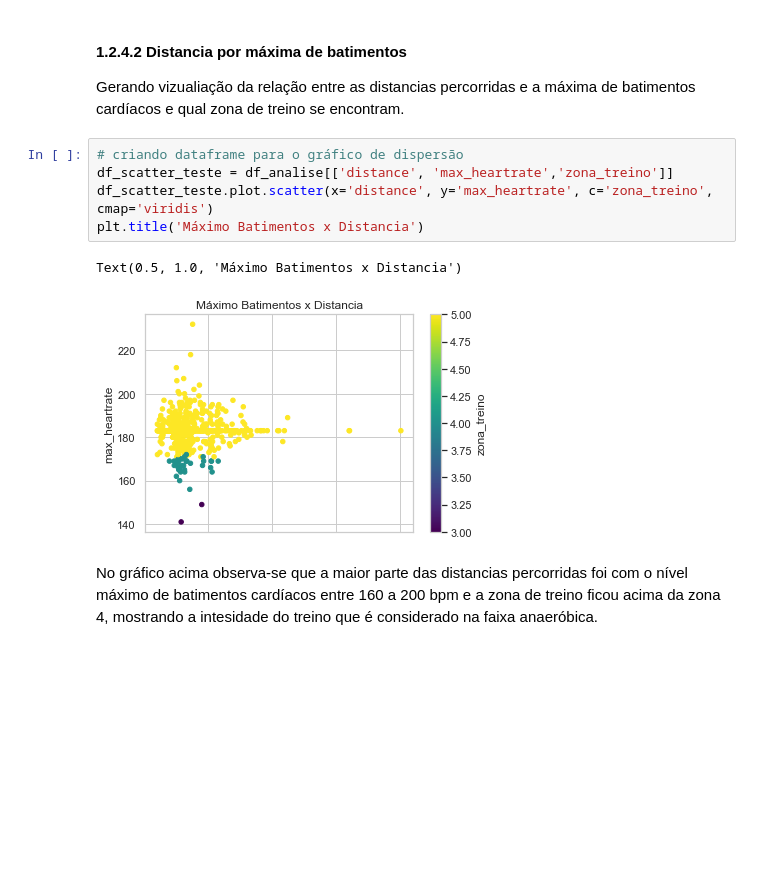
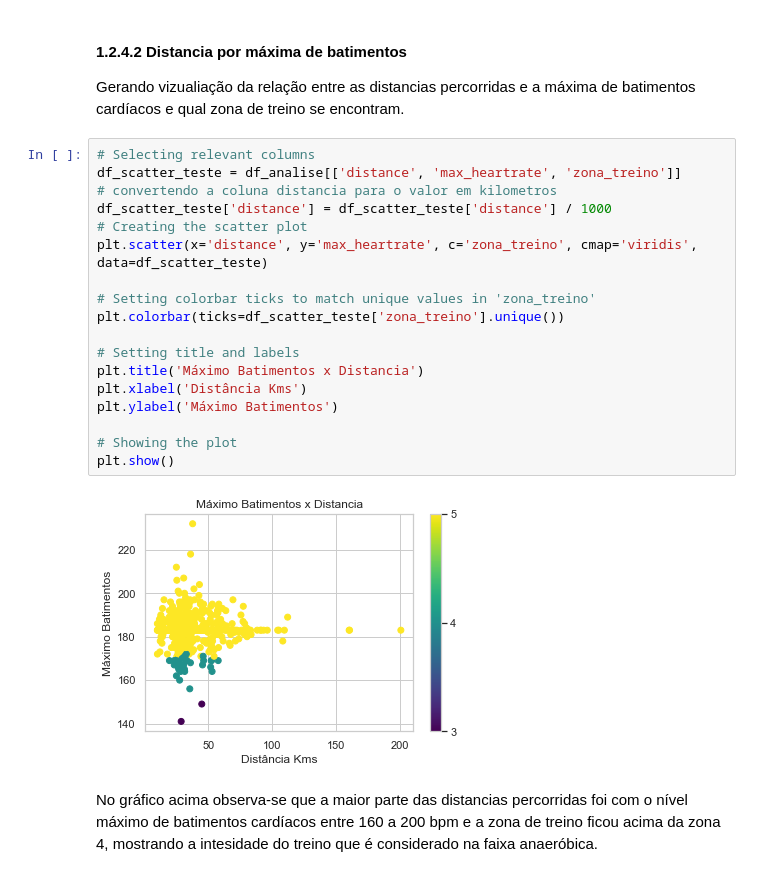
Before and after one commit to tal-rsg/2-MVP, a Jupyter notebook: mvp_analise.ipynb, the cells around one changed output. Cells and saved outputs as stored; diff of their text form; blank space fills up the shorter version.

```diff
--- a/mvp_analise.ipynb
+++ b/mvp_analise.ipynb
@@ -438,14 +438,26 @@ Conforme o gráfico acima observa-se que uma maior concentração de valores de
 #### 1.2.4.2 Distancia por máxima de batimentos
 
 Gerando vizualiação da relação entre as distancias percorridas e a máxima de batimentos cardíacos e qual zona de treino se encontram.
-# %%
-# criando dataframe para o gráfico de dispersão
-df_scatter_teste = df_analise[['distance', 'max_heartrate','zona_treino']]
-df_scatter_teste.plot.scatter(x='distance', y='max_heartrate', c='zona_treino', cmap='viridis')
-plt.title('Máximo Batimentos x Distancia')
-# %% [output]
-Text(0.5, 1.0, 'Máximo Batimentos x Distancia')
-[figure, removed]
+# %%
+# Selecting relevant columns
+df_scatter_teste = df_analise[['distance', 'max_heartrate', 'zona_treino']]
+# convertendo a coluna distancia para o valor em kilometros
+df_scatter_teste['distance'] = df_scatter_teste['distance'] / 1000
+# Creating the scatter plot
+plt.scatter(x='distance', y='max_heartrate', c='zona_treino', cmap='viridis', data=df_scatter_teste)
+
+# Setting colorbar ticks to match unique values in 'zona_treino'
+plt.colorbar(ticks=df_scatter_teste['zona_treino'].unique())
+
+# Setting title and labels
+plt.title('Máximo Batimentos x Distancia')
+plt.xlabel('Distância Kms')
+plt.ylabel('Máximo Batimentos')
+
+# Showing the plot
+plt.show()
+# %% [output]
+[figure, added]
 # %% [markdown]
 No gráfico acima observa-se que a maior parte das distancias percorridas foi com o nível máximo de batimentos cardíacos entre 160 a 200 bpm e a zona de treino ficou acima da zona 4, mostrando a intesidade do treino que é considerado na faixa anaeróbica.
 # %% [markdown]
```
Also changed, not shown: parts of 13 cells of this notebook.
